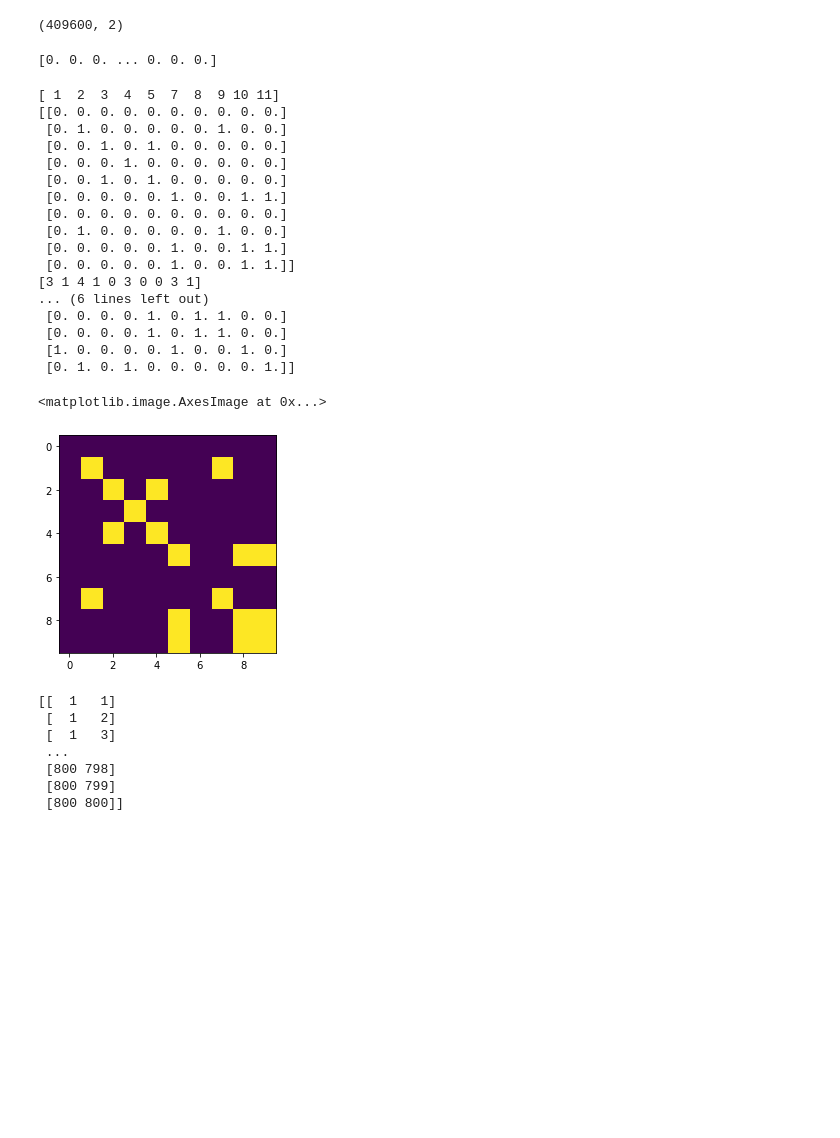
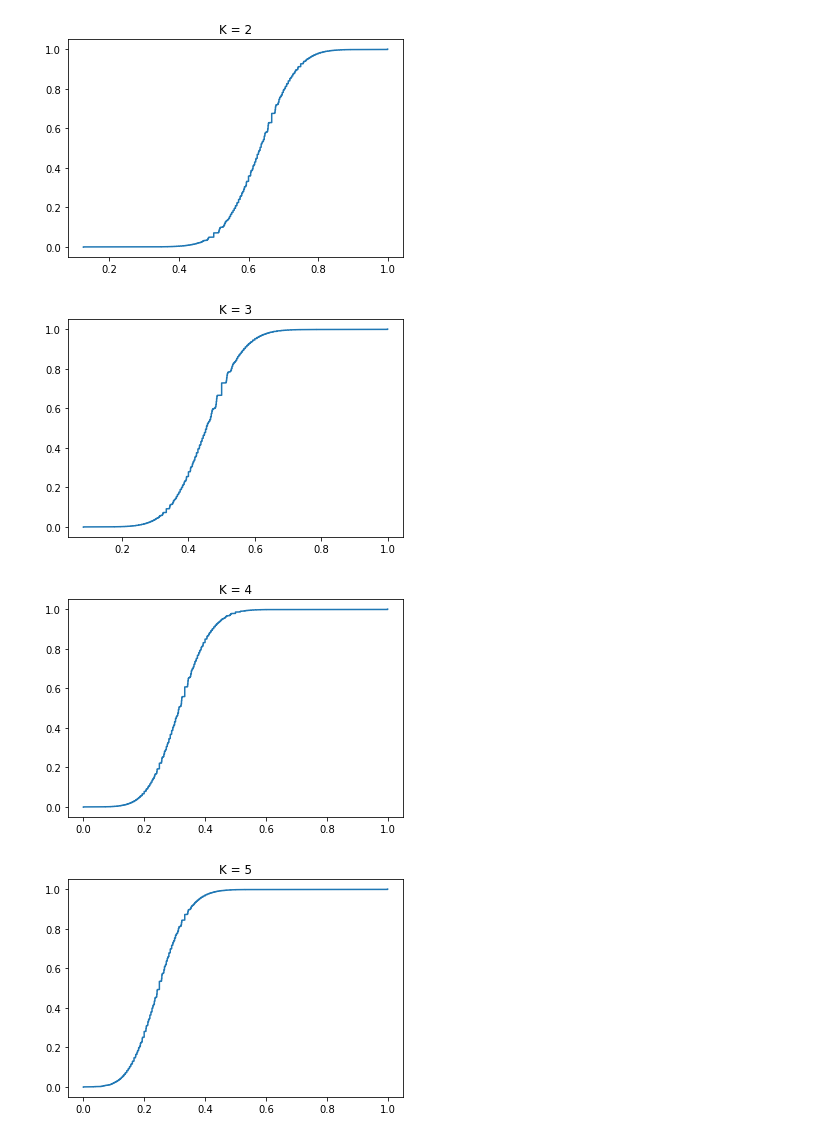
Before and after one commit to dtonderski/statistical_learning_for_big_data, a Jupyter notebook: Homework 2/Consensus_david.ipynb, the cells around one changed output. Drawn from its saved outputs; the diff is of its cells as text; code cells hidden in the pictures; blank space fills up the shorter version.

```diff
--- a/Homework 2/Consensus_david.ipynb
+++ b/Homework 2/Consensus_david.ipynb
@@ -27,7 +27,8 @@ n = df.shape[0]
 n_subsample_fraction = int(0.8*n)
 K_max = 10
 K_array = list(range(2,K_max+1))
-M = 5
+M = 50
+C_arr = np.zeros((len(K_array), n, n))
 for i, K in enumerate(K_array):
     M_arr = np.zeros((M,n,n))
     J_arr = np.zeros((M,n,n))
@@ -50,4 +51,8 @@ for i, K in enumerate(K_array):
 
         M_m = np.zeros((n,n))
         M_m[np.argwhere(J_m == 1)[:, 0], np.argwhere(J_m == 1)[:, 1]] = connectivity.flatten()
-        M_arr[m]
+        M_arr[m] = M_m
+        J_arr[m] = J_m
+
+    C = M_arr.sum(0)/J_arr.sum(0)
+    C_arr[i] = C
@@ -133,45 +59,13 @@ a[]
-# %%
-print(np.argwhere(J_m == 1).shape)
-# %% [output]
-(409600, 2)
-# %%
-print(M_m[np.argwhere(J_m == 1)[:, 0], np.argwhere(J_m == 1)[:, 1]])
-# %% [output]
-[0. 0. 0. ... 0. 0. 0.]
-# %%
-plt.imshow(M_m)
-print(np.sort(indices)[:10])
-print(M_m[:10, :10])
-print(labels[:10])
-print(connectivity[:10, :10])
-plt.imshow(M_m[:10, :10])
-# %% [output]
-[ 1  2  3  4  5  7  8  9 10 11]
-[[0. 0. 0. 0. 0. 0. 0. 0. 0. 0.]
- [0. 1. 0. 0. 0. 0. 0. 1. 0. 0.]
- [0. 0. 1. 0. 1. 0. 0. 0. 0. 0.]
- [0. 0. 0. 1. 0. 0. 0. 0. 0. 0.]
- [0. 0. 1. 0. 1. 0. 0. 0. 0. 0.]
- [0. 0. 0. 0. 0. 1. 0. 0. 1. 1.]
- [0. 0. 0. 0. 0. 0. 0. 0. 0. 0.]
- [0. 1. 0. 0. 0. 0. 0. 1. 0. 0.]
- [0. 0. 0. 0. 0. 1. 0. 0. 1. 1.]
- [0. 0. 0. 0. 0. 1. 0. 0. 1. 1.]]
-[3 1 4 1 0 3 0 0 3 1]
-... (6 lines left out)
- [0. 0. 0. 0. 1. 0. 1. 1. 0. 0.]
- [0. 0. 0. 0. 1. 0. 1. 1. 0. 0.]
- [1. 0. 0. 0. 0. 1. 0. 0. 1. 0.]
- [0. 1. 0. 1. 0. 0. 0. 0. 0. 1.]]
-<matplotlib.image.AxesImage at 0x...>
-[figure, removed]
-# %%
-print(np.argwhere(J_m == 1))
-# %% [output]
-[[  1   1]
- [  1   2]
- [  1   3]
- ...
- [800 798]
- [800 799]
- [800 800]]
+# %%
+from statsmodels.distributions.empirical_distribution import ECDF
+for i in range(len(K_array)):
+    C = C_arr[i]
+    ecdf = ECDF(C.flatten())
+    plt.plot(ecdf.x, ecdf.y)
+    plt.title("K = %s" % K_array[i])
+    plt.show()
+# %% [output]
+[figure, added]
+[figure, added]
+[figure, added]
+[figure, added]
```
Also changed, not shown: parts of 11 cells of this notebook.
